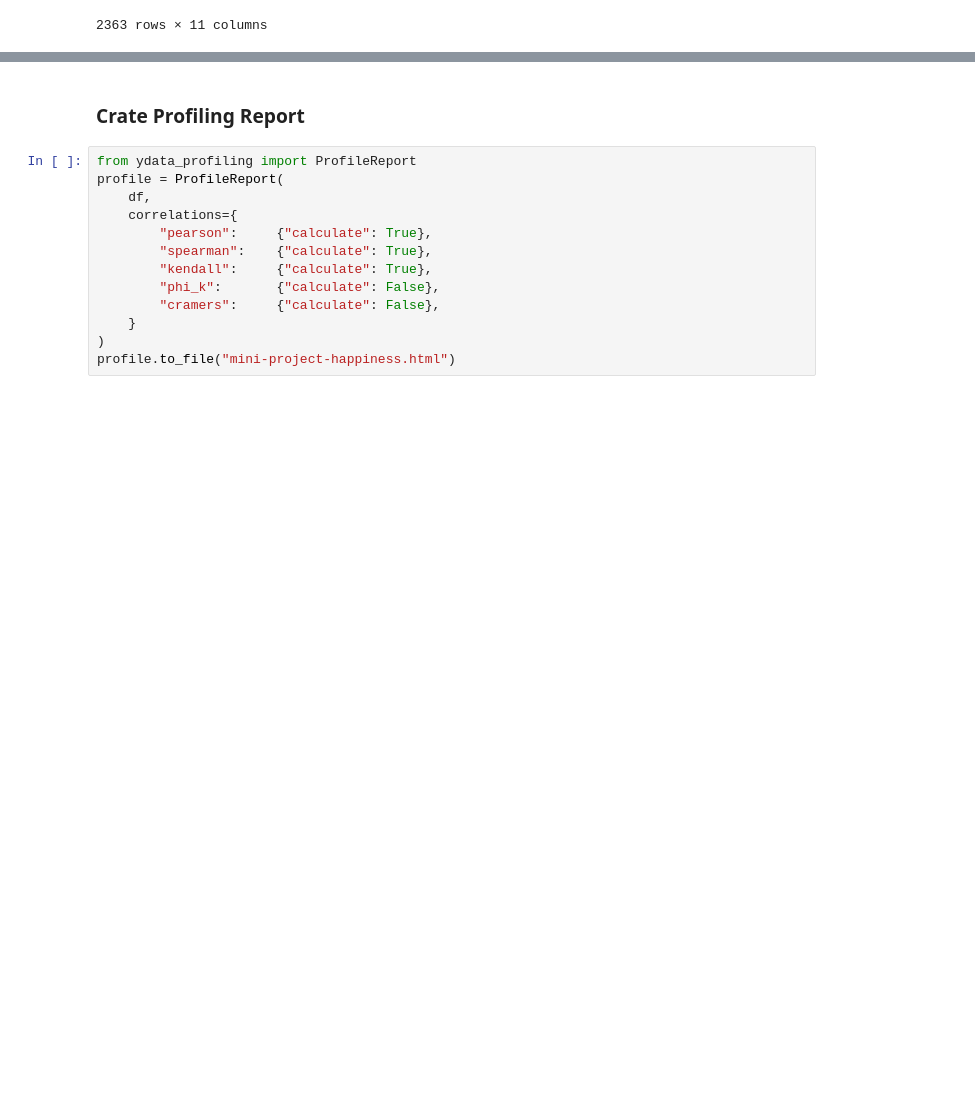
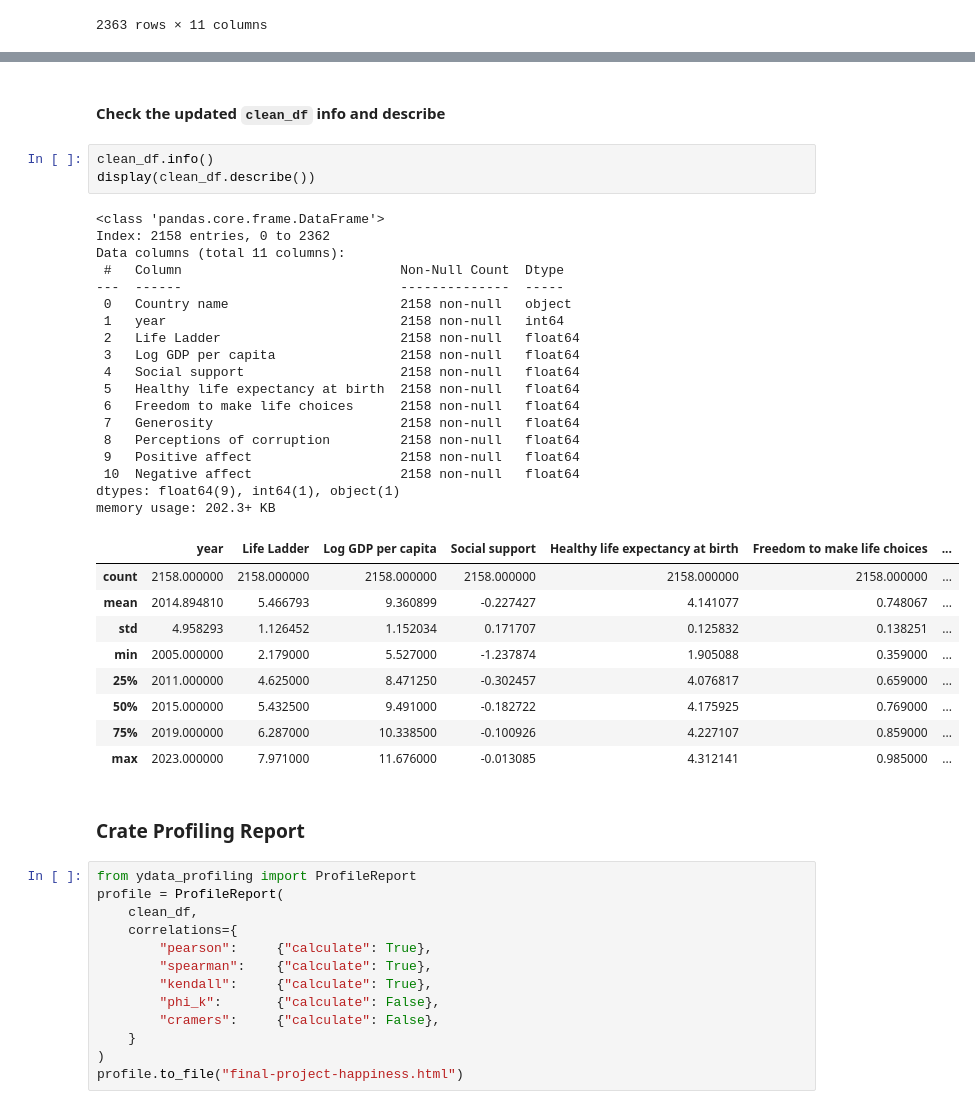
Before and after one commit to ybae92/ybae92.github.io, a Jupyter notebook: DS204_Final_Project.ipynb, the cells around one changed output, grey strips where cells are left out. Saved outputs shown, nothing was run; the diff lists cells and outputs as text; blank space fills up the shorter version.

```diff
--- a/DS204_Final_Project.ipynb
+++ b/DS204_Final_Project.ipynb
@@ -391,9 +455,42 @@ Name: Log GDP per capita, Length: 2363, dtype: bool
+# %% [markdown]
+#### Check the updated `clean_df` info and describe
+# %%
+clean_df.info()
+display(clean_df.describe())
+# %% [output]
+<class 'pandas.core.frame.DataFrame'>
+Index: 2158 entries, 0 to 2362
+Data columns (total 11 columns):
+ #   Column                            Non-Null Count  Dtype
+---  ------                            --------------  -----
+ 0   Country name                      2158 non-null   object
+ 1   year                              2158 non-null   int64
+ 2   Life Ladder                       2158 non-null   float64
+ 3   Log GDP per capita                2158 non-null   float64
+ 4   Social support                    2158 non-null   float64
+ 5   Healthy life expectancy at birth  2158 non-null   float64
+ 6   Freedom to make life choices      2158 non-null   float64
+ 7   Generosity                        2158 non-null   float64
+ 8   Perceptions of corruption         2158 non-null   float64
+ 9   Positive affect                   2158 non-null   float64
+ 10  Negative affect                   2158 non-null   float64
+dtypes: float64(9), int64(1), object(1)
+memory usage: 202.3+ KB
+|  | year | Life Ladder | Log GDP per capita | Social support | Healthy life expectancy at birth | Freedom to make life choices | ... |
+| count | 2158.000000 | 2158.000000 | 2158.000000 | 2158.000000 | 2158.000000 | 2158.000000 | ... |
+| mean | 2014.894810 | 5.466793 | 9.360899 | -0.227427 | 4.141077 | 0.748067 | ... |
+| std | 4.958293 | 1.126452 | 1.152034 | 0.171707 | 0.125832 | 0.138251 | ... |
+| min | 2005.000000 | 2.179000 | 5.527000 | -1.237874 | 1.905088 | 0.359000 | ... |
+| 25% | 2011.000000 | 4.625000 | 8.471250 | -0.302457 | 4.076817 | 0.659000 | ... |
+| 50% | 2015.000000 | 5.432500 | 9.491000 | -0.182722 | 4.175925 | 0.769000 | ... |
+| 75% | 2019.000000 | 6.287000 | 10.338500 | -0.100926 | 4.227107 | 0.859000 | ... |
+| max | 2023.000000 | 7.971000 | 11.676000 | -0.013085 | 4.312141 | 0.985000 | ... |
 # %% [markdown]
 ### Crate Profiling Report
 # %%
 from ydata_profiling import ProfileReport
 profile = ProfileReport(
-    df,
+    clean_df,
     correlations={
         "pearson":     {"calculate": True},
         "spearman":    {"calculate": True},
@@ -402,6 +499,6 @@ profile = ProfileReport(
         "cramers":     {"calculate": False},
     }
 )
-profile.to_file("mini-project-happiness.html")
+profile.to_file("final-project-happiness.html")
 # %%
 #Check the missing percentage
```
Also changed, not shown: parts of 19 cells of this notebook.
